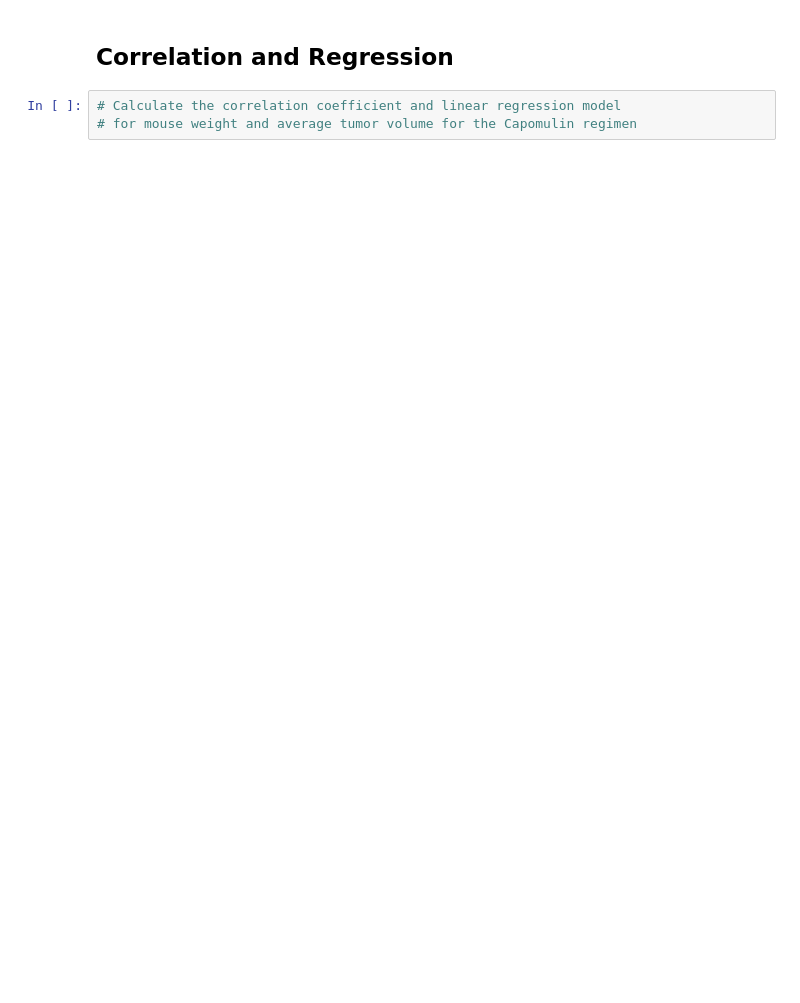
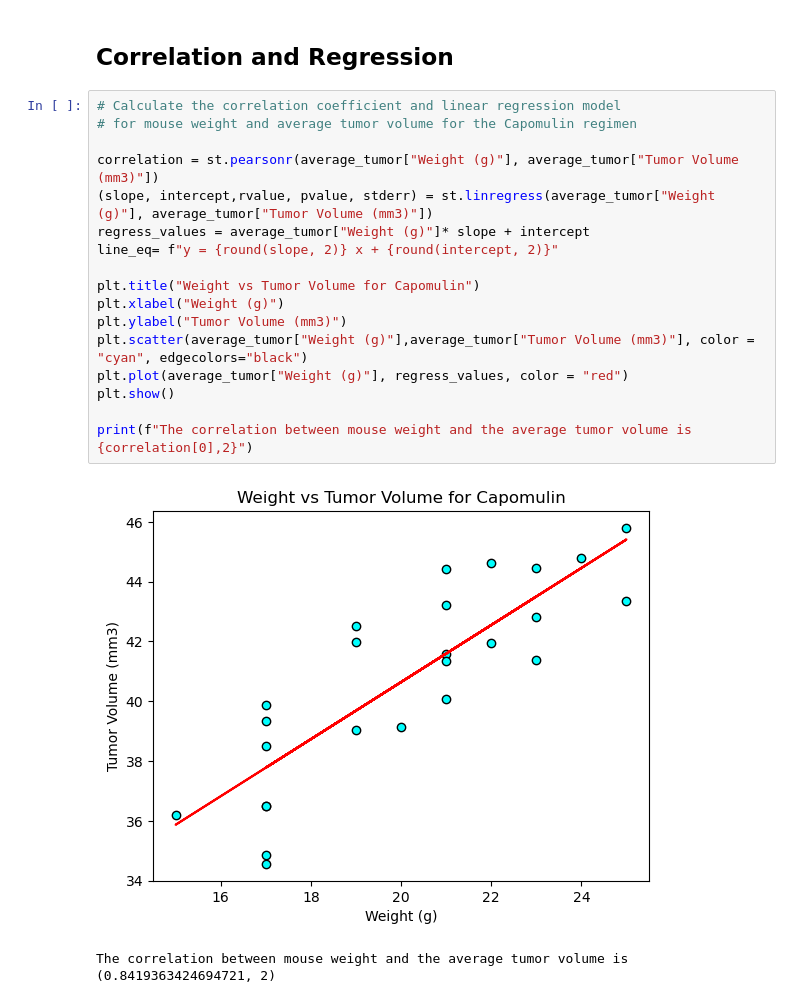
Before and after one commit to anthonybpino/pymaceuticals, a Jupyter notebook: pymaceuticals_starter.ipynb, the cells around one changed output. Saved outputs shown, nothing was run; the diff lists cells and outputs as text; blank space fills up the shorter version.

```diff
--- a/pymaceuticals_starter.ipynb
+++ b/pymaceuticals_starter.ipynb
@@ -253,5 +277,22 @@ plt.show()
 # %% [markdown]
 ## Correlation and Regression
-# %%
-# Calculate the correlation coefficient and linear regression model
-# for mouse weight and average tumor volume for the Capomulin regimen
+# %%
+# Calculate the correlation coefficient and linear regression model
+# for mouse weight and average tumor volume for the Capomulin regimen
+
+correlation = st.pearsonr(average_tumor["Weight (g)"], average_tumor["Tumor Volume (mm3)"])
+(slope, intercept,rvalue, pvalue, stderr) = st.linregress(average_tumor["Weight (g)"], average_tumor["Tumor Volume (mm3)"])
+regress_values = average_tumor["Weight (g)"]* slope + intercept
+line_eq= f"y = {round(slope, 2)} x + {round(intercept, 2)}"
+
+plt.title("Weight vs Tumor Volume for Capomulin")
+plt.xlabel("Weight (g)")
+plt.ylabel("Tumor Volume (mm3)")
+plt.scatter(average_tumor["Weight (g)"],average_tumor["Tumor Volume (mm3)"], color = "cyan", edgecolors="black")
+plt.plot(average_tumor["Weight (g)"], regress_values, color = "red")
+plt.show()
+
+print(f"The correlation between mouse weight and the average tumor volume is {correlation[0],2}")
+# %% [output]
+[figure, added]
+The correlation between mouse weight and the average tumor volume is (0.8419363424694721, 2)
```
Also changed, not shown: parts of 6 cells of this notebook.
